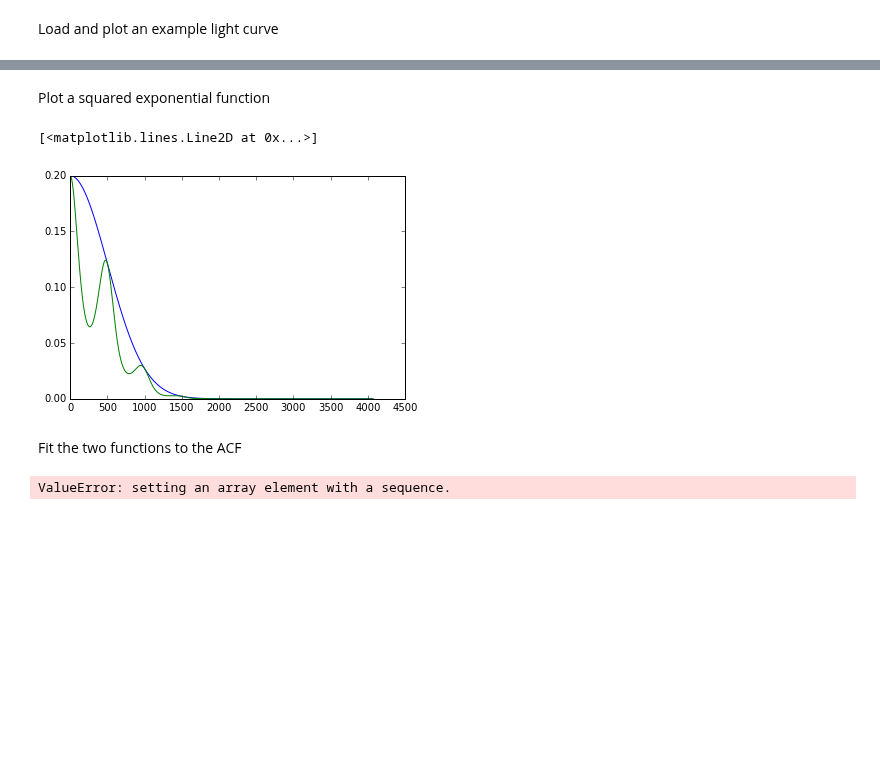
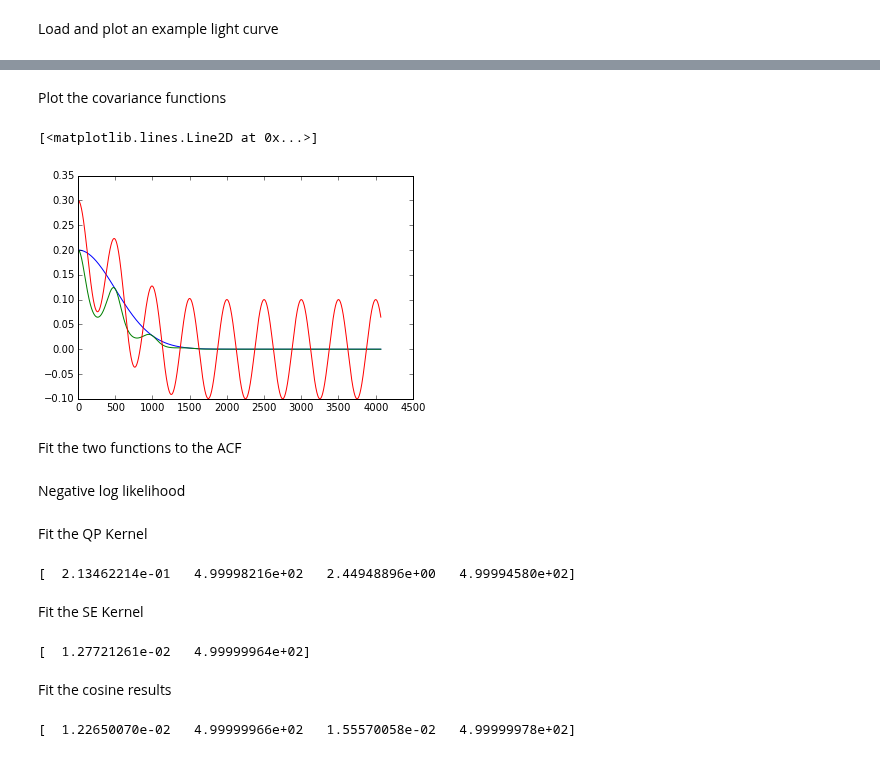
Before and after one commit to RuthAngus/GProtation, a Jupyter notebook: code/acf_tests.ipynb, the cells around one changed output, grey strips where cells are left out. Cells and saved outputs as stored; diff of their text form; code cells hidden in the pictures; blank space fills up the shorter version.

```diff
--- a/code/acf_tests.ipynb
+++ b/code/acf_tests.ipynb
@@ -43,3 +45,6 @@ def QP(par, x):
+# %%
+def C(par, x):
+    return par[0] * np.exp( - x**2/(2*par[1]**2)) + par[2] * np.cos(2*np.pi*x/par[3])
 # %% [markdown]
 Load and plot an example light curve
 # %%
@@ -67,17 +70,18 @@ plt.plot(acf) # plot acf
-# %% [markdown]
-Plot a squared exponential function
+# %% [markdown]
+Plot the covariance functions
 # %%
-A, l, g, P = .2, 500, 1, 500
-se = SE(A, l, np.arange(len(acf)))
-qp = QP(A, l, g, P, np.arange(len(acf)))
+A, l, g, P, a2 = .2, 500, 1, 500, .1
+xs = np.arange(len(acf))
+se = SE([A, l], xs)
+qp = QP([A, l, g, P], xs)
+cos = C([A, l, a2, P], xs)
 plt.plot(se)
 plt.plot(qp)
+plt.plot(cos)
 # %% [output]
 [<matplotlib.lines.Line2D at 0x...>]
-[figure, old version]
+[figure, new version]
 # %% [markdown]
 Fit the two functions to the ACF
-# %%
-result = sco.minimize(SE, [A, l], args=acf)
-# %% [output]
-ValueError: setting an array element with a sequence.
+# %% [markdown]
+Negative log likelihood
@@ -83,0 +103,27 @@ ValueError: setting an array element with a sequence.
+# %% [markdown]
+Fit the QP Kernel
+# %%
+QP_init = [A, l, g, P]
+QPresult = sco.minimize(QP_NLL, QP_init, args=(xs, acf))
+QP_results = QPresult.x
+print(QP_results)
+# %% [output]
+[  2.13462214e-01   4.99998216e+02   2.44948896e+00   4.99994580e+02]
+# %% [markdown]
+Fit the SE Kernel
+# %%
+SE_init = [A, l]
+SEresult = sco.minimize(SE_NLL, SE_init, args=(xs, acf))
+SE_results = SEresult.x
+print(SE_results)
+# %% [output]
+[  1.27721261e-02   4.99999964e+02]
+# %% [markdown]
+Fit the cosine results
+# %%
+C_init = [A, l, a2, P]
+Cresult = sco.minimize(C_NLL, C_init, args=(xs, acf))
+C_results = Cresult.x
+print(C_results)
+# %% [output]
+[  1.22650070e-02   4.99999966e+02   1.55570058e-02   4.99999978e+02]
```
Also changed, not shown: parts of 19 cells of this notebook, 10 other files.
